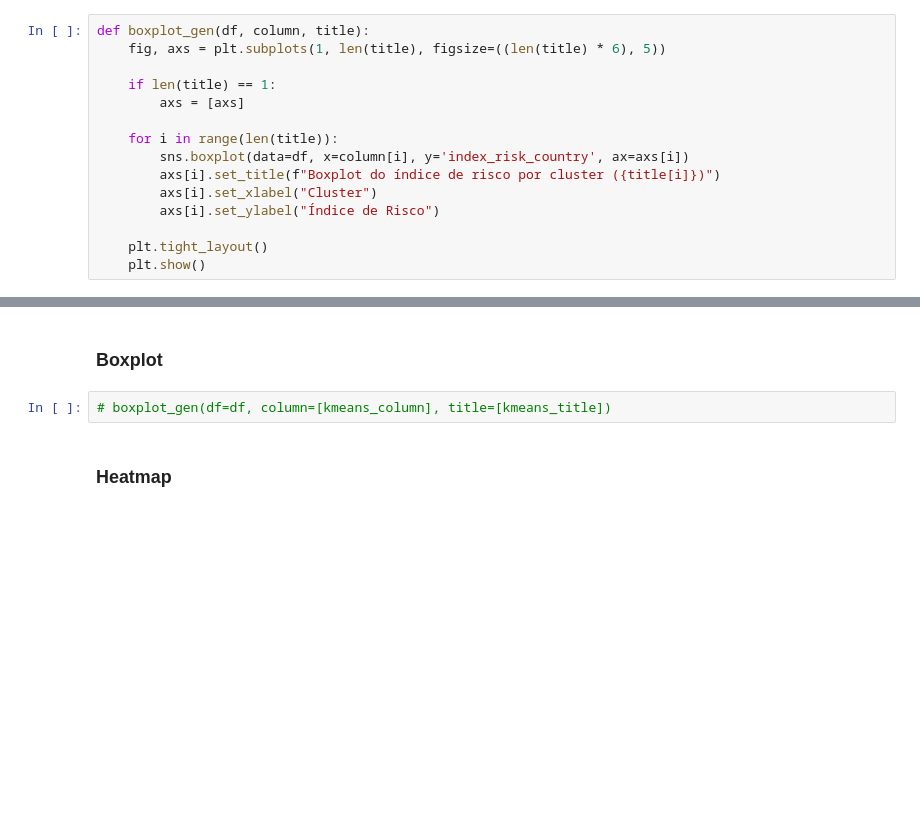
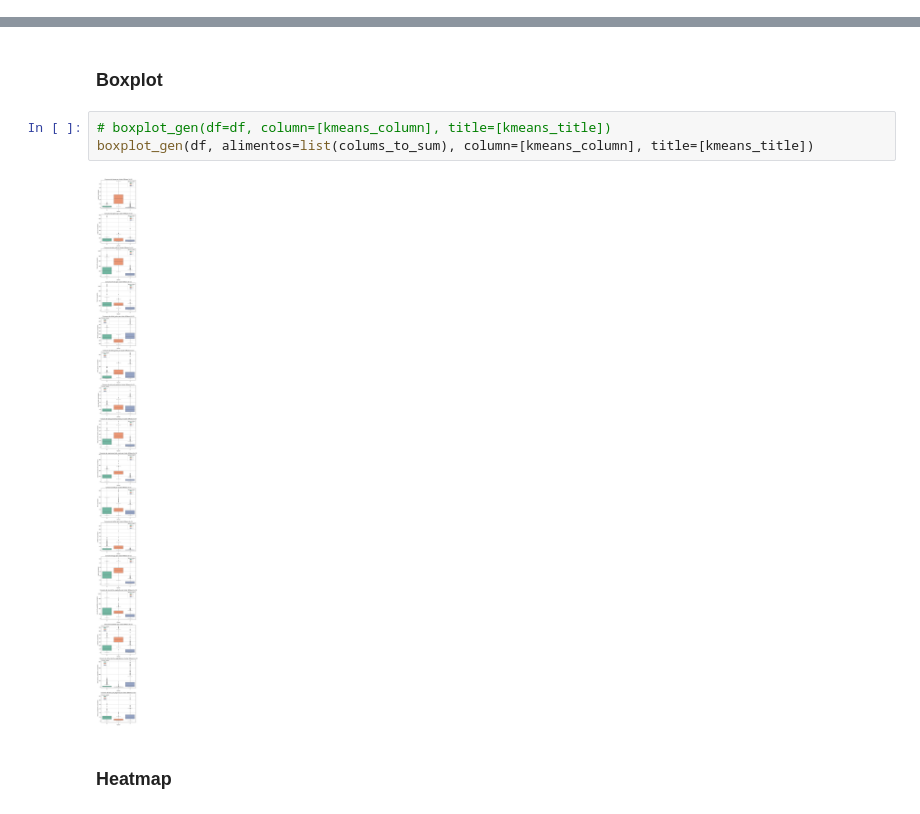
Before and after one commit to TurnipPudding/Machine-Learning---SCC0276, a Jupyter notebook: Trabalho 2/trab02_ML.ipynb, the cells around one changed output, grey strips where cells are left out. Drawn from its saved outputs; the diff is of its cells as text; blank space fills up the shorter version.

Commit message:
Funções com gráficos de boxplot e heatmap refeitas e atualizadas

```diff
--- a/Trabalho 2/trab02_ML.ipynb
+++ b/Trabalho 2/trab02_ML.ipynb
@@ -115,18 +109,3 @@ def plot_pca_loadings_barras(loadings_df, component, top_n, title):
     plt.show()
 # %% [markdown]
 ### Boxplot
-# %%
-def boxplot_gen(df, column, title):
-    fig, axs = plt.subplots(1, len(title), figsize=((len(title) * 6), 5))
-
-    if len(title) == 1:
-        axs = [axs]
-
-    for i in range(len(title)):
-        sns.boxplot(data=df, x=column[i], y='index_risk_country', ax=axs[i])
-        axs[i].set_title(f"Boxplot do índice de risco por cluster ({title[i]})")
-        axs[i].set_xlabel("Cluster")
-        axs[i].set_ylabel("Índice de Risco")
-
-    plt.tight_layout()
-    plt.show()
@@ -372,6 +444,9 @@ plot_pca_loadings_barras(kmeans_loading_df, component=['PC1', 'PC2'], top_n=10,
 ### Boxplot
 # %%
 # boxplot_gen(df=df, column=[kmeans_column], title=[kmeans_title])
+boxplot_gen(df, alimentos=list(colums_to_sum), column=[kmeans_column], title=[kmeans_title])
+# %% [output]
+[figure, added]
 # %% [markdown]
 ### Heatmap
 # %%
```
Also changed, not shown: parts of 7 cells of this notebook.
